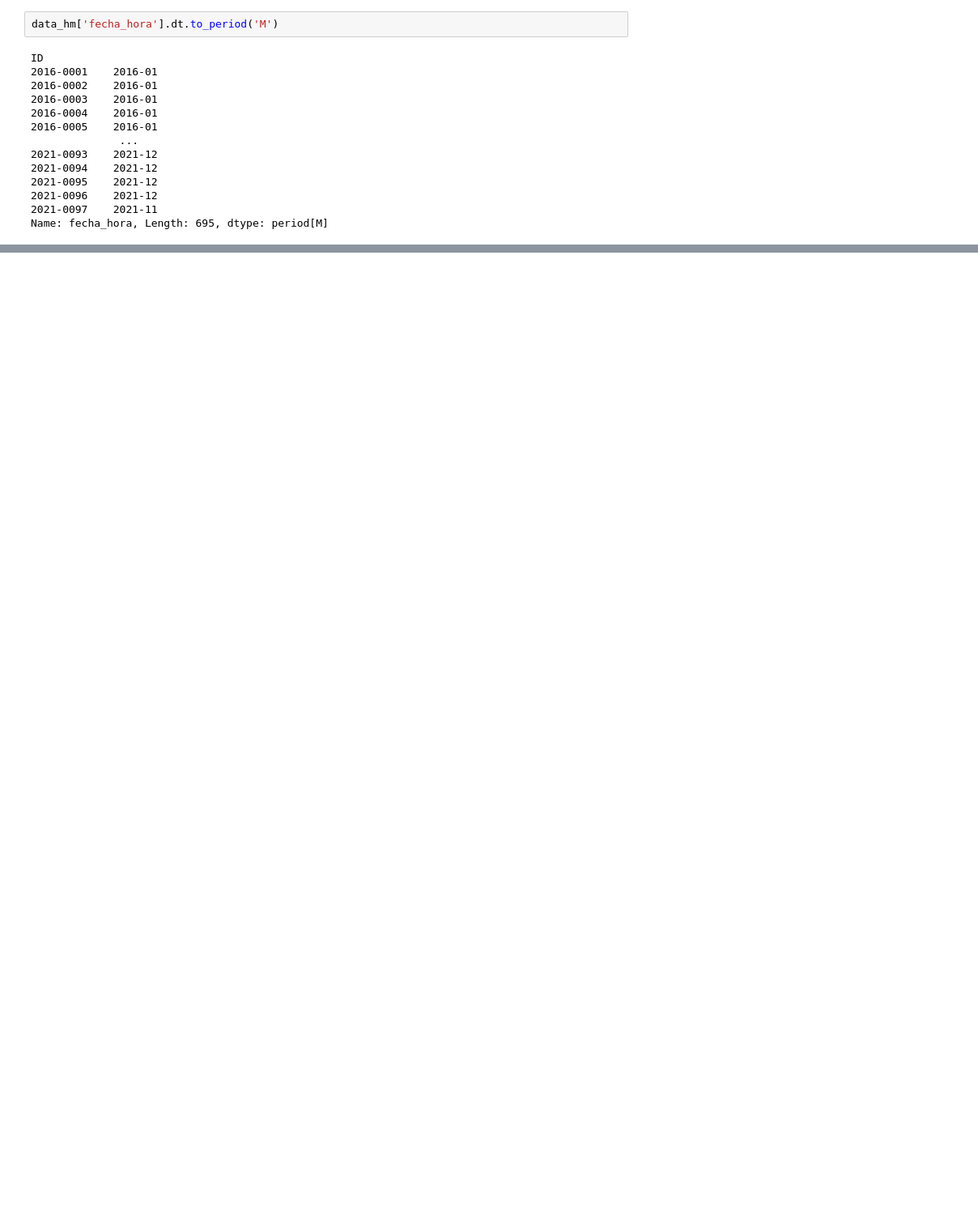
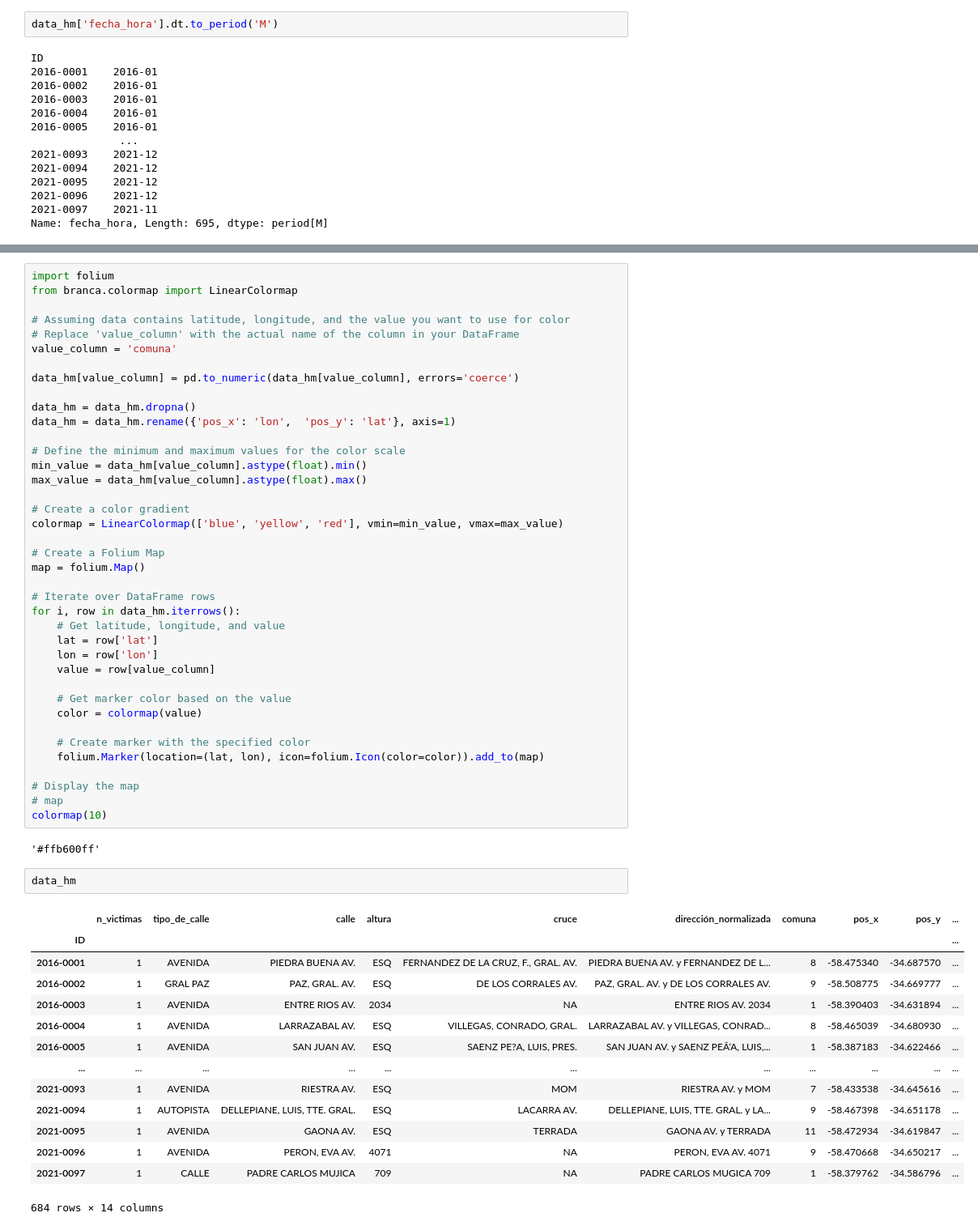
Before and after one commit to cypbk/pida-javier-bengolea, a Jupyter notebook: main.ipynb, the cells around one changed output, grey strips where cells are left out. Shown at 81% size. Cells and saved outputs as stored; diff of their text form; blank space fills up the shorter version.

```diff
--- a/main.ipynb
+++ b/main.ipynb
@@ -785,0 +806,58 @@ fig.show()
+# %%
+import folium
+from branca.colormap import LinearColormap
+
+# Assuming data contains latitude, longitude, and the value you want to use for color
+# Replace 'value_column' with the actual name of the column in your DataFrame
+value_column = 'comuna'
+
+data_hm[value_column] = pd.to_numeric(data_hm[value_column], errors='coerce')
+
+data_hm = data_hm.dropna()
+data_hm = data_hm.rename({'pos_x': 'lon',  'pos_y': 'lat'}, axis=1)
+
+# Define the minimum and maximum values for the color scale
+min_value = data_hm[value_column].astype(float).min()
+max_value = data_hm[value_column].astype(float).max()
+
+# Create a color gradient
+colormap = LinearColormap(['blue', 'yellow', 'red'], vmin=min_value, vmax=max_value)
+
+# Create a Folium Map
+map = folium.Map()
+
+# Iterate over DataFrame rows
+for i, row in data_hm.iterrows():
+    # Get latitude, longitude, and value
+    lat = row['lat']
+    lon = row['lon']
+    value = row[value_column]
+
+    # Get marker color based on the value
+    color = colormap(value)
+
+    # Create marker with the specified color
+    folium.Marker(location=(lat, lon), icon=folium.Icon(color=color)).add_to(map)
+
+# Display the map
+# map
+colormap(10)
+# %% [output]
+'#ffb600ff'
+# %%
+data_hm
+# %% [output]
+|  | n_victimas | tipo_de_calle | calle | altura | cruce | dirección_normalizada | comuna | pos_x | pos_y | ... |
+| ID |  |  |  |  |  |  |  |  |  | ... |
+| 2016-0001 | 1 | AVENIDA | PIEDRA BUENA AV. | ESQ | FERNANDEZ DE LA CRUZ, F., GRAL. AV. | PIEDRA BUENA AV. y FERNANDEZ DE L... | 8 | -58.475340 | -34.687570 | ... |
+| 2016-0002 | 1 | GRAL PAZ | PAZ, GRAL. AV. | ESQ | DE LOS CORRALES AV. | PAZ, GRAL. AV. y DE LOS CORRALES AV. | 9 | -58.508775 | -34.669777 | ... |
+| 2016-0003 | 1 | AVENIDA | ENTRE RIOS AV. | 2034 | NA | ENTRE RIOS AV. 2034 | 1 | -58.390403 | -34.631894 | ... |
+| 2016-0004 | 1 | AVENIDA | LARRAZABAL AV. | ESQ | VILLEGAS, CONRADO, GRAL. | LARRAZABAL AV. y VILLEGAS, CONRAD... | 8 | -58.465039 | -34.680930 | ... |
+| 2016-0005 | 1 | AVENIDA | SAN JUAN AV. | ESQ | SAENZ PE?A, LUIS, PRES. | SAN JUAN AV. y SAENZ PEÃ‘A, LUIS,... | 1 | -58.387183 | -34.622466 | ... |
+| ... | ... | ... | ... | ... | ... | ... | ... | ... | ... | ... |
+| 2021-0093 | 1 | AVENIDA | RIESTRA AV. | ESQ | MOM | RIESTRA AV. y MOM | 7 | -58.433538 | -34.645616 | ... |
+| 2021-0094 | 1 | AUTOPISTA | DELLEPIANE, LUIS, TTE. GRAL. | ESQ | LACARRA AV. | DELLEPIANE, LUIS, TTE. GRAL. y LA... | 9 | -58.467398 | -34.651178 | ... |
+| 2021-0095 | 1 | AVENIDA | GAONA AV. | ESQ | TERRADA | GAONA AV. y TERRADA | 11 | -58.472934 | -34.619847 | ... |
+| 2021-0096 | 1 | AVENIDA | PERON, EVA AV. | 4071 | NA | PERON, EVA AV. 4071 | 9 | -58.470668 | -34.650217 | ... |
+| 2021-0097 | 1 | CALLE | PADRE CARLOS MUJICA | 709 | NA | PADRE CARLOS MUGICA 709 | 1 | -58.379762 | -34.586796 | ... |
+684 rows × 14 columns
```
Also changed, not shown: parts of 7 cells of this notebook, 4 other files.
